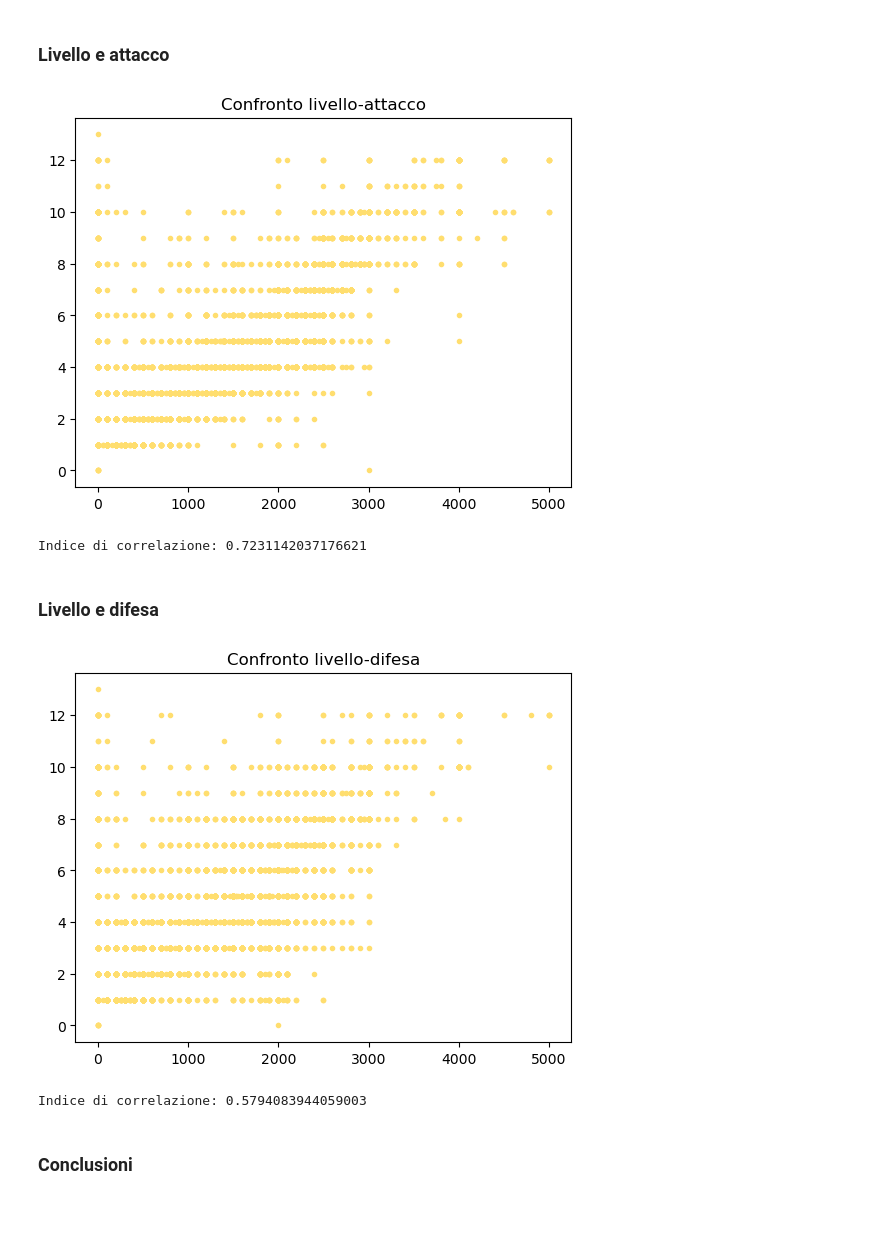
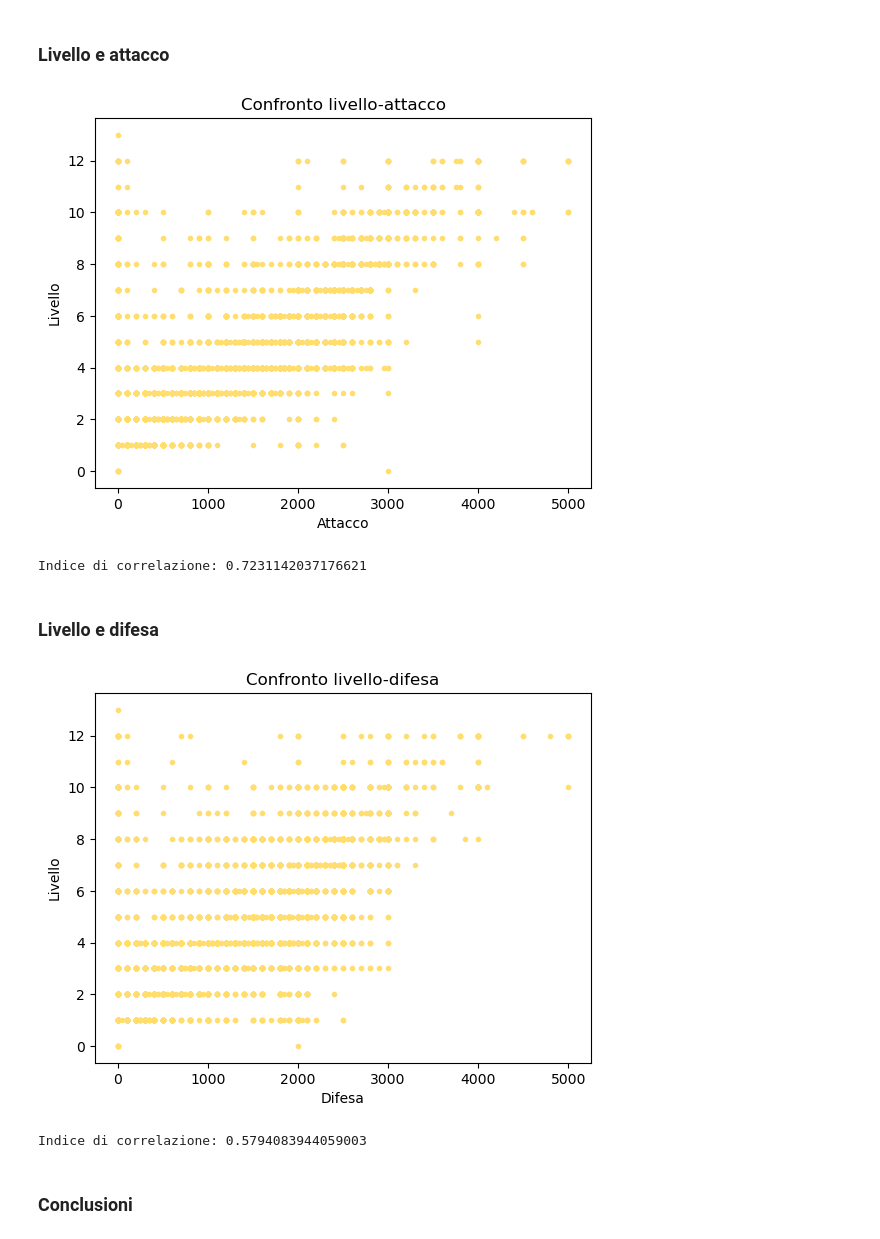
Before and after one commit to MattiaOldani/Visualizzazione-Scientifica, a Jupyter notebook: notebook/notebook.ipynb, the cells around one changed output. Cells and saved outputs as stored; diff of their text form; code cells hidden in the pictures; blank space fills up the shorter version.

```diff
--- a/notebook/notebook.ipynb
+++ b/notebook/notebook.ipynb
@@ -230,28 +230,32 @@ level = atk_level["LEVEL"]
 
 plt.title("Confronto livello-attacco")
 plt.scatter(atk, level, color='#ffde6f', marker=".")
+plt.xlabel("Attacco")
+plt.ylabel("Livello")
 
 plt.show()
 
 print(f"Indice di correlazione: {atk.corr(level)}")
 # %% [output]
-[figure, old version]
+[figure, new version]
 Indice di correlazione: 0.7231142037176621
 # %% [markdown]
 ### Livello e difesa
 # %%
 def_level = data[["DEF", "LEVEL"]].dropna()
 def_ = def_level["DEF"]
 level = def_level["LEVEL"]
 
 plt.title("Confronto livello-difesa")
 plt.scatter(def_, level, color='#ffde6f', marker=".")
+plt.xlabel("Difesa")
+plt.ylabel("Livello")
 
 plt.show()
 
 print(f"Indice di correlazione: {def_.corr(level)}")
 # %% [output]
-[figure, old version]
+[figure, new version]
 Indice di correlazione: 0.5794083944059003
 # %% [markdown]
 ### Conclusioni
```
Also changed, not shown: parts of 4 cells of this notebook, 4 other files.
